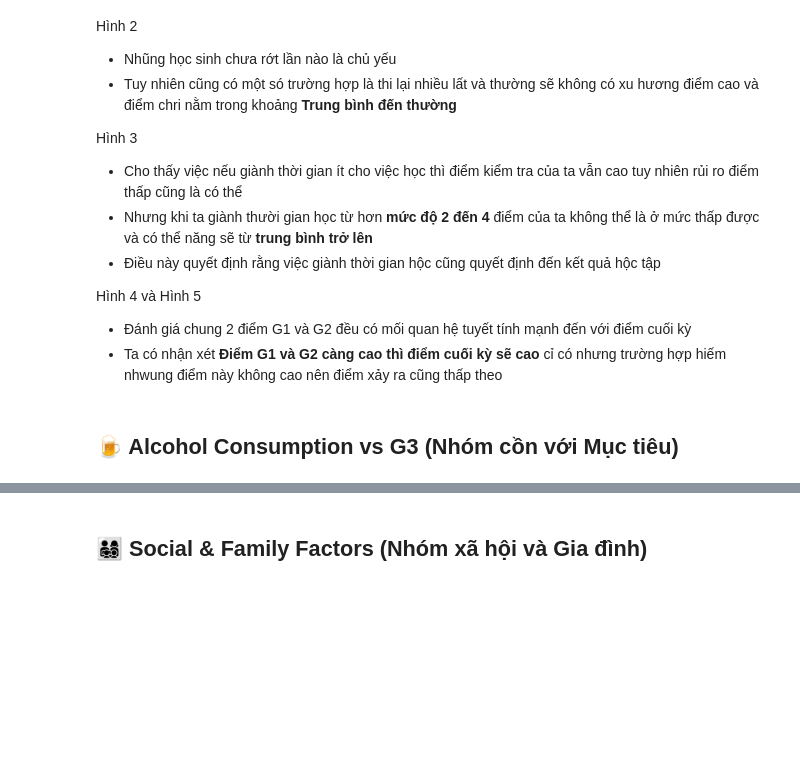
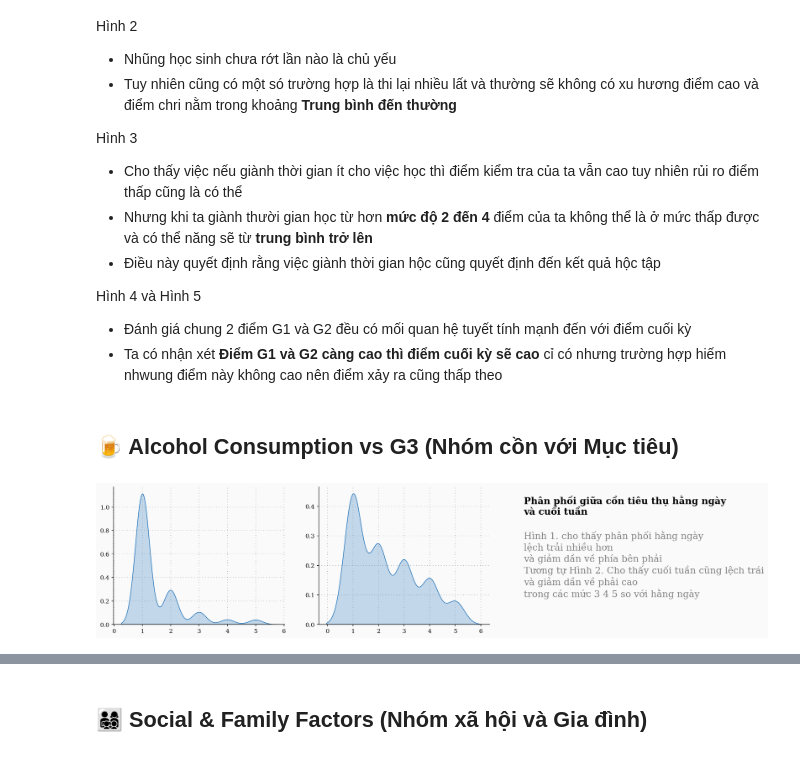
Before and after one commit to TienNguyen0712/student-alcohol-consumption-data-mining, a Jupyter notebook: notebooks/03_eda.ipynb, the cells around one changed output, grey strips where cells are left out. Saved outputs shown, nothing was run; the diff lists cells and outputs as text; code cells hidden in the pictures; blank space fills up the shorter version.

```diff
--- a/notebooks/03_eda.ipynb
+++ b/notebooks/03_eda.ipynb
@@ -421,6 +421,47 @@ Hình 4 và Hình 5
 ## **🍺 Alcohol Consumption vs G3 (Nhóm cồn với Mục tiêu)**
 # %%
 alcohol_lists = ["Dalc", "Walc"]
+# %%
+fig = plt.figure(figsize=(18,15))
+gs = fig.add_gridspec(3, 3)
+gs.update(wspace=0.2, hspace=0.25)
+ax0 = fig.add_subplot(gs[0, 0])
+ax1 = fig.add_subplot(gs[0, 1])
+ax2 = fig.add_subplot(gs[0, 2])
+
+for s in ["right", "top"]:
+    ax0.spines[s].set_visible(False)
+    ax1.spines[s].set_visible(False)
+
+sns.kdeplot(ax=ax0 ,x= student_merge["Dalc"], data=student_merge, color="#1d70b8", shade=True)
+sns.kdeplot(ax=ax1 ,x= student_merge["Walc"], data=student_merge, color="#1d70b8", shade=True)
+
+ax0.set_ylabel("")
+ax1.set_ylabel("")
+ax0.set_xlabel("")
+ax1.set_xlabel("")
+
+ax0.grid(which='major', axis='x', zorder=0, color='gray', linestyle=':', dashes=(1,5))
+ax0.grid(color='gray', linestyle=':', axis='y', zorder=0,  dashes=(1,5))
+ax1.grid(which='major', axis='x', zorder=0, color='gray', linestyle=':', dashes=(1,5))
+ax1.grid(color='gray', linestyle=':', axis='y', zorder=0,  dashes=(1,5))
+
+
+
+plt.suptitle("")
+ax2.axis('off')  # Ẩn trục
+
+ax2.text(0, 0.8,
+             "Phân phối giữa cồn tiêu thụ hằng ngày\nvà cuối tuần",
+             fontsize=16, fontweight='bold')
+
+ax2.text(0, 0.2,
+             "Hình 1. cho thấy phân phối hằng ngày\nlệch trải nhiều hơn\nvà giảm dần về phía bên phải\n"
+             "Tương tự Hình 2. Cho thấy cuối tuần cũng lệch trái\nvà giảm dần về phải cao\ntrong các mức 3 4 5 so với hằng ngày",
+             fontsize=16,  color="gray")
+plt.show()
+# %% [output]
+[figure, added]
 # %%
 student_merge["Type"] = pd.cut(
     student_merge["G3"],
```
Also changed, not shown: parts of 2 cells of this notebook.
